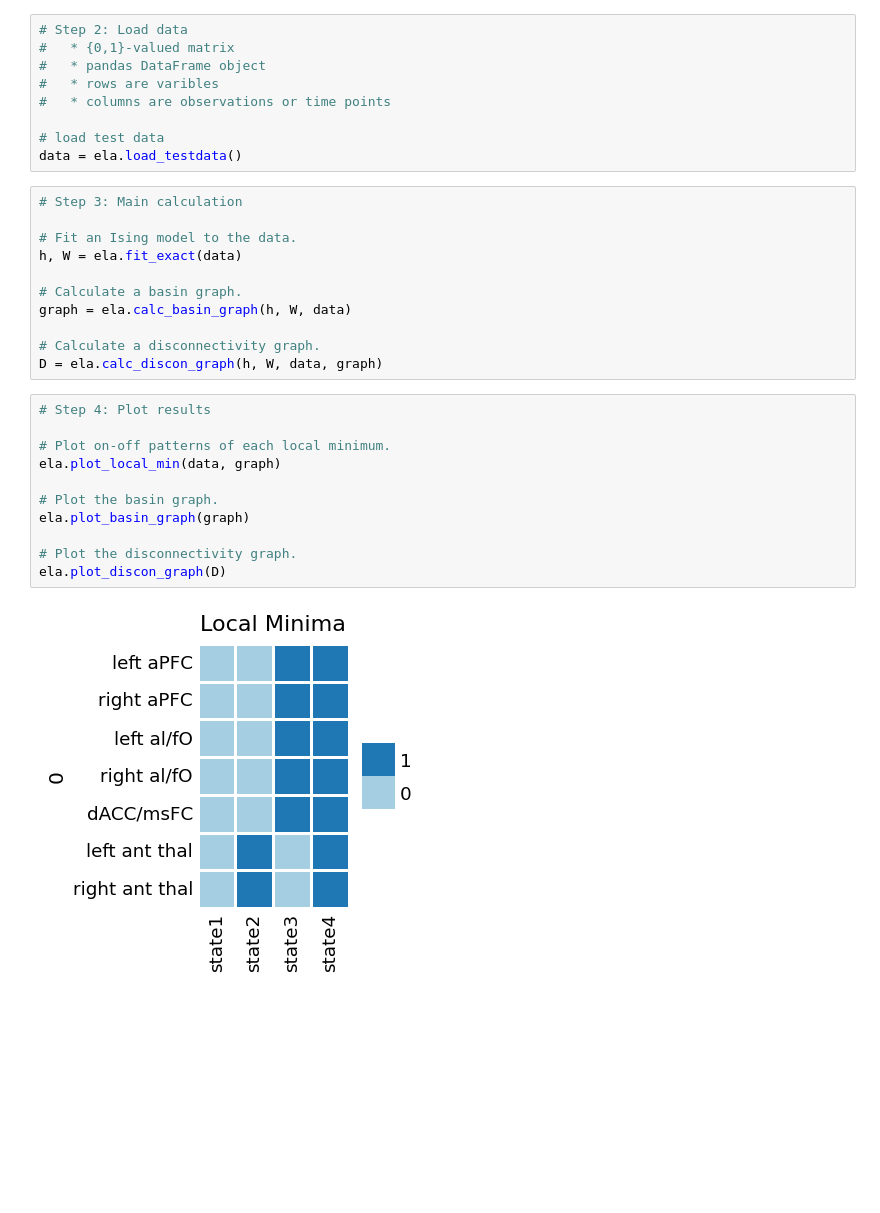
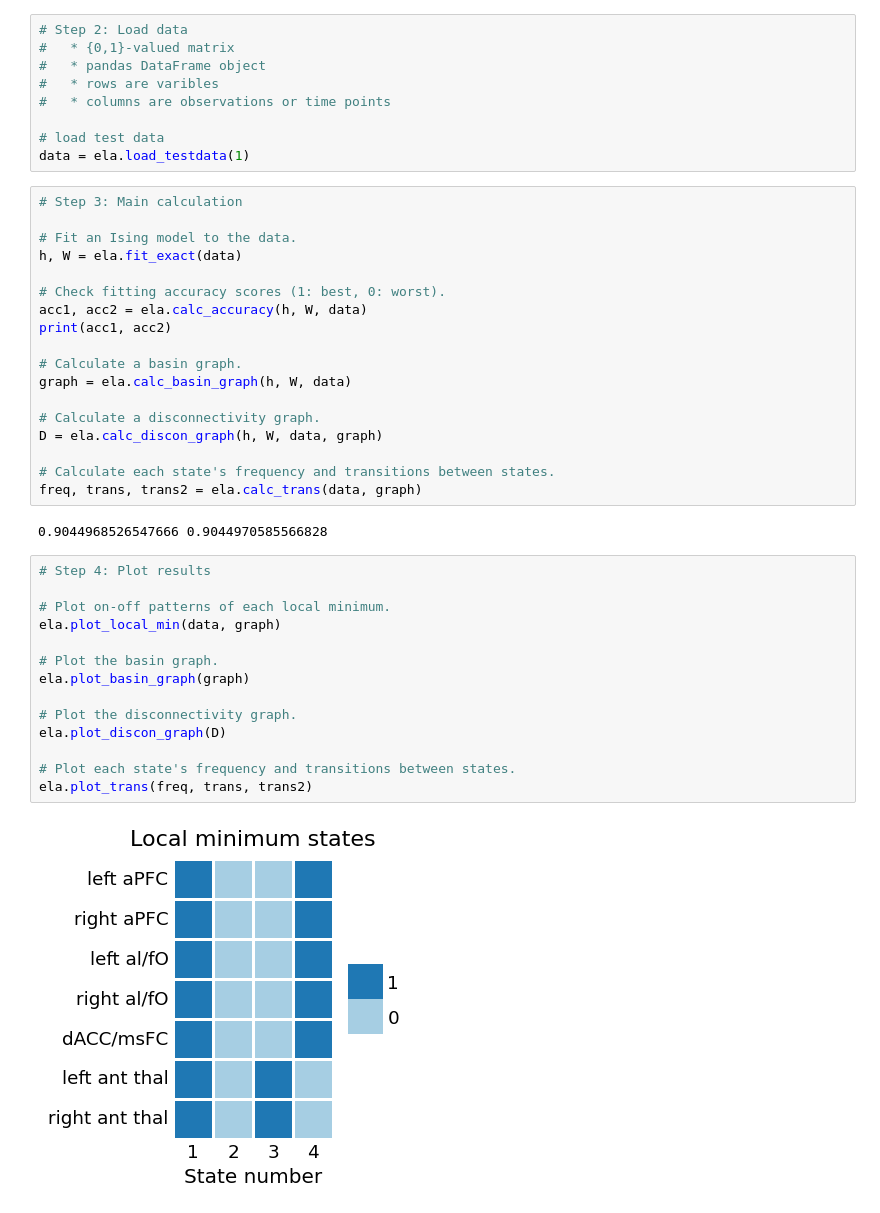
Before and after one commit to youtoos/elapy, a Jupyter notebook: elapy.ipynb, the cells around one changed output. Cells and saved outputs as stored; diff of their text form; blank space fills up the shorter version.

```diff
--- a/elapy.ipynb
+++ b/elapy.ipynb
@@ -13,28 +22,40 @@ import elapy as ela
 #   * columns are observations or time points
 
 # load test data
-data = ela.load_testdata()
+data = ela.load_testdata(1)
 # %%
 # Step 3: Main calculation
 
 # Fit an Ising model to the data.
 h, W = ela.fit_exact(data)
 
+# Check fitting accuracy scores (1: best, 0: worst).
+acc1, acc2 = ela.calc_accuracy(h, W, data)
+print(acc1, acc2)
+
 # Calculate a basin graph.
 graph = ela.calc_basin_graph(h, W, data)
 
 # Calculate a disconnectivity graph.
 D = ela.calc_discon_graph(h, W, data, graph)
+
+# Calculate each state's frequency and transitions between states.
+freq, trans, trans2 = ela.calc_trans(data, graph)
+# %% [output]
+0.9044968526547666 0.9044970585566828
 # %%
 # Step 4: Plot results
 
 # Plot on-off patterns of each local minimum.
 ela.plot_local_min(data, graph)
 
 # Plot the basin graph.
 ela.plot_basin_graph(graph)
 
 # Plot the disconnectivity graph.
 ela.plot_discon_graph(D)
+
+# Plot each state's frequency and transitions between states.
+ela.plot_trans(freq, trans, trans2)
 # %% [output]
-[figure, old version]
+[figure, new version]
```
Also changed, not shown: parts of 2 cells of this notebook.
